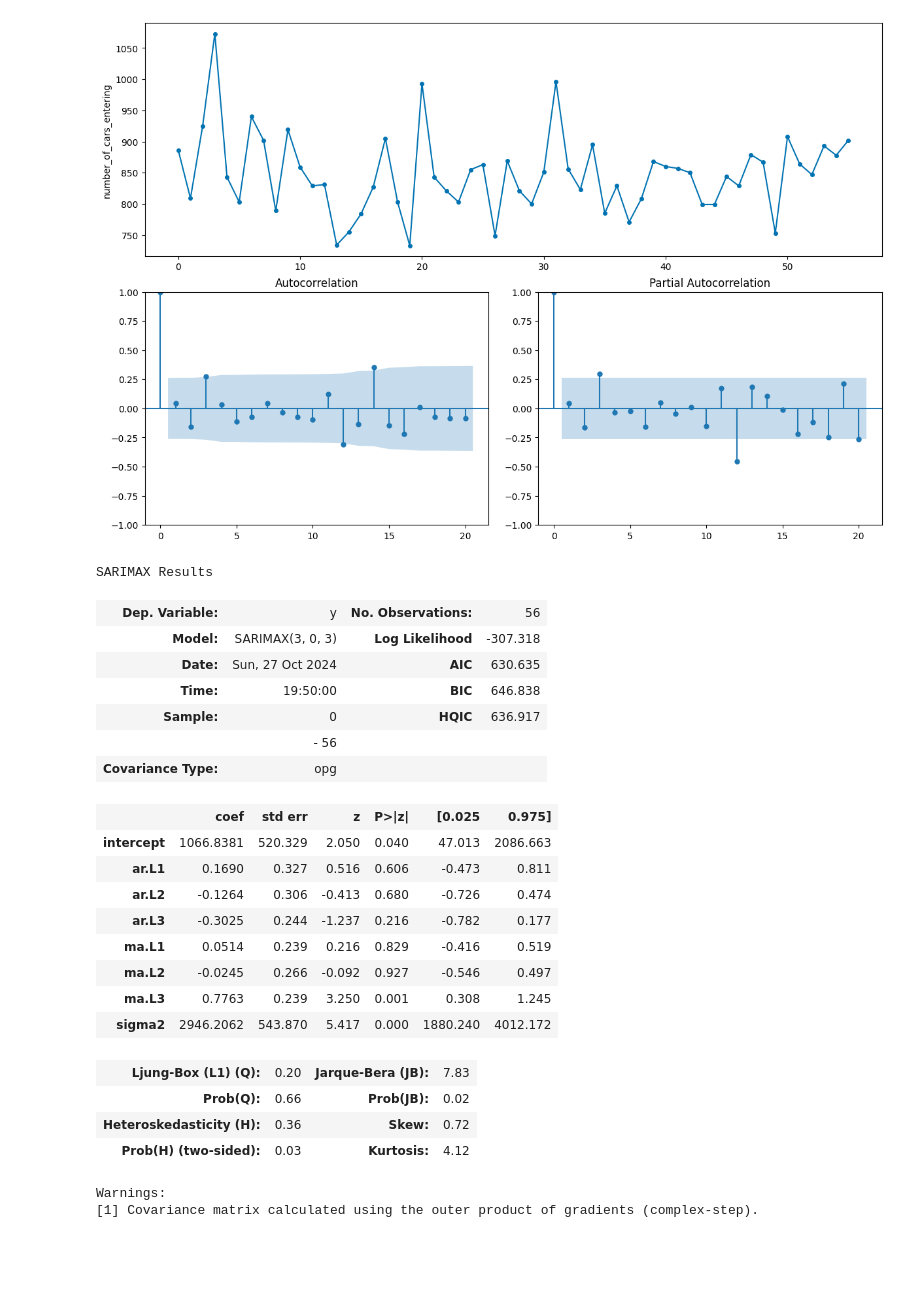
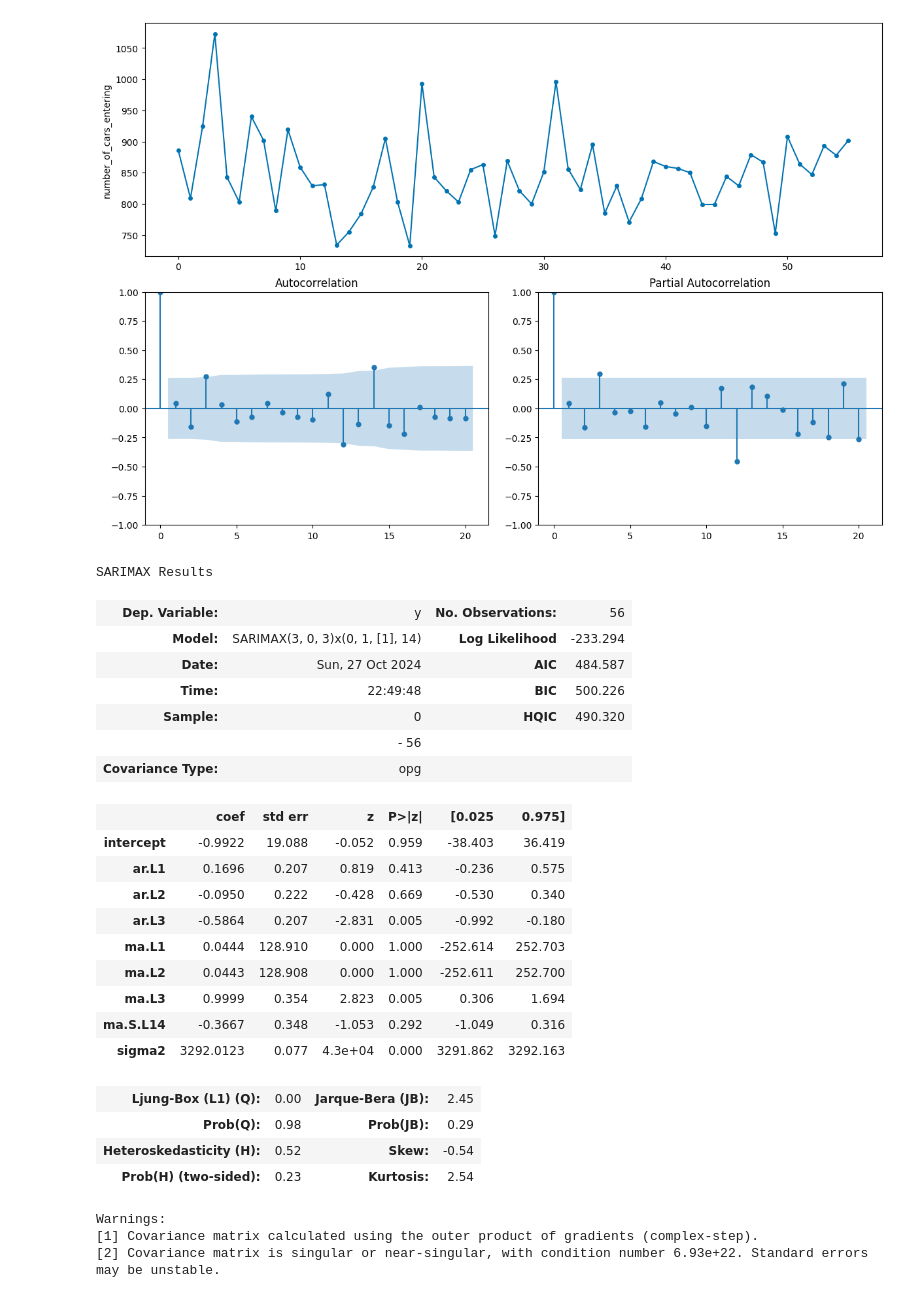
Before and after one commit to dheerajkumar2005/Time-Series-Forecasting-and-Modeling, a Jupyter notebook: Q1/Q1a.ipynb, the cells around one changed output. Drawn from its saved outputs; the diff is of its cells as text; code cells hidden in the pictures; blank space fills up the shorter version.

```diff
--- a/Q1/Q1a.ipynb
+++ b/Q1/Q1a.ipynb
@@ -106,35 +106,37 @@ plot_correlations(train_data['number_of_cars_entering'], lags=20)
         <Axes: title={'center': 'Partial Autocorrelation'}>], dtype=object))
 [figure]
 # %%
-forecaster = ARIMA(order=(3, 0, 3), seasonal_order=(0, 0, 0, 7),suppress_warnings=True)
+forecaster = ARIMA(order=(3, 0, 3), seasonal_order=(0, 1, 1, 14),suppress_warnings=True)
 # forecaster = AutoARIMA(,suppress_warnings=True)
 
 forecaster.fit(train_data['number_of_cars_entering'])
 forecaster.summary()
 # %% [output]
 SARIMAX Results
 | Dep. Variable: | y | No. Observations: | 56 |
-| Model: | SARIMAX(3, 0, 3) | Log Likelihood | -307.318 |
-| Date: | Sun, 27 Oct 2024 | AIC | 630.635 |
-| Time: | 19:50:00 | BIC | 646.838 |
-| Sample: | 0 | HQIC | 636.917 |
+| Model: | SARIMAX(3, 0, 3)x(0, 1, [1], 14) | Log Likelihood | -233.294 |
+| Date: | Sun, 27 Oct 2024 | AIC | 484.587 |
+| Time: | 22:49:48 | BIC | 500.226 |
+| Sample: | 0 | HQIC | 490.320 |
 |  | - 56 |  |  |
 | Covariance Type: | opg |  |  |
 |  | coef | std err | z | P>|z| | [0.025 | 0.975] |
-| intercept | 1066.8381 | 520.329 | 2.050 | 0.040 | 47.013 | 2086.663 |
-| ar.L1 | 0.1690 | 0.327 | 0.516 | 0.606 | -0.473 | 0.811 |
-| ar.L2 | -0.1264 | 0.306 | -0.413 | 0.680 | -0.726 | 0.474 |
-| ar.L3 | -0.3025 | 0.244 | -1.237 | 0.216 | -0.782 | 0.177 |
-| ma.L1 | 0.0514 | 0.239 | 0.216 | 0.829 | -0.416 | 0.519 |
-| ma.L2 | -0.0245 | 0.266 | -0.092 | 0.927 | -0.546 | 0.497 |
-| ma.L3 | 0.7763 | 0.239 | 3.250 | 0.001 | 0.308 | 1.245 |
-| sigma2 | 2946.2062 | 543.870 | 5.417 | 0.000 | 1880.240 | 4012.172 |
+| intercept | -0.9922 | 19.088 | -0.052 | 0.959 | -38.403 | 36.419 |
+| ar.L1 | 0.1696 | 0.207 | 0.819 | 0.413 | -0.236 | 0.575 |
+| ar.L2 | -0.0950 | 0.222 | -0.428 | 0.669 | -0.530 | 0.340 |
+| ar.L3 | -0.5864 | 0.207 | -2.831 | 0.005 | -0.992 | -0.180 |
+| ma.L1 | 0.0444 | 128.910 | 0.000 | 1.000 | -252.614 | 252.703 |
+| ma.L2 | 0.0443 | 128.908 | 0.000 | 1.000 | -252.611 | 252.700 |
+| ma.L3 | 0.9999 | 0.354 | 2.823 | 0.005 | 0.306 | 1.694 |
+| ma.S.L14 | -0.3667 | 0.348 | -1.053 | 0.292 | -1.049 | 0.316 |
+| sigma2 | 3292.0123 | 0.077 | 4.3e+04 | 0.000 | 3291.862 | 3292.163 |
-| Ljung-Box (L1) (Q): | 0.20 | Jarque-Bera (JB): | 7.83 |
-| Prob(Q): | 0.66 | Prob(JB): | 0.02 |
-| Heteroskedasticity (H): | 0.36 | Skew: | 0.72 |
-| Prob(H) (two-sided): | 0.03 | Kurtosis: | 4.12 |
+| Ljung-Box (L1) (Q): | 0.00 | Jarque-Bera (JB): | 2.45 |
+| Prob(Q): | 0.98 | Prob(JB): | 0.29 |
+| Heteroskedasticity (H): | 0.52 | Skew: | -0.54 |
+| Prob(H) (two-sided): | 0.23 | Kurtosis: | 2.54 |
 Warnings:
 [1] Covariance matrix calculated using the outer product of gradients (complex-step).
+[2] Covariance matrix is singular or near-singular, with condition number 6.93e+22. Standard errors may be unstable.
 # %%
 # Forecasting the test data
 
```
Also changed, not shown: parts of 3 cells of this notebook.
